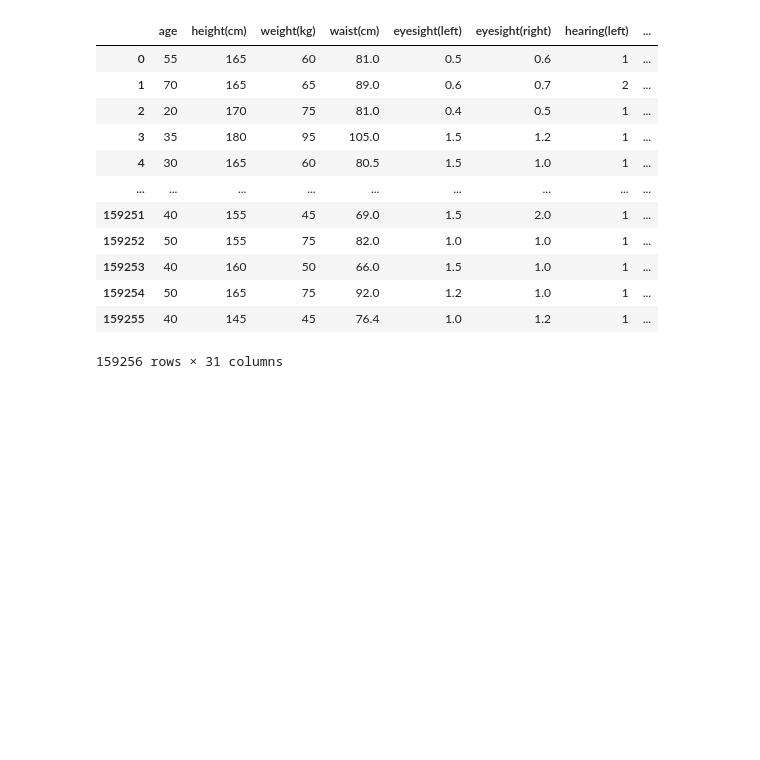
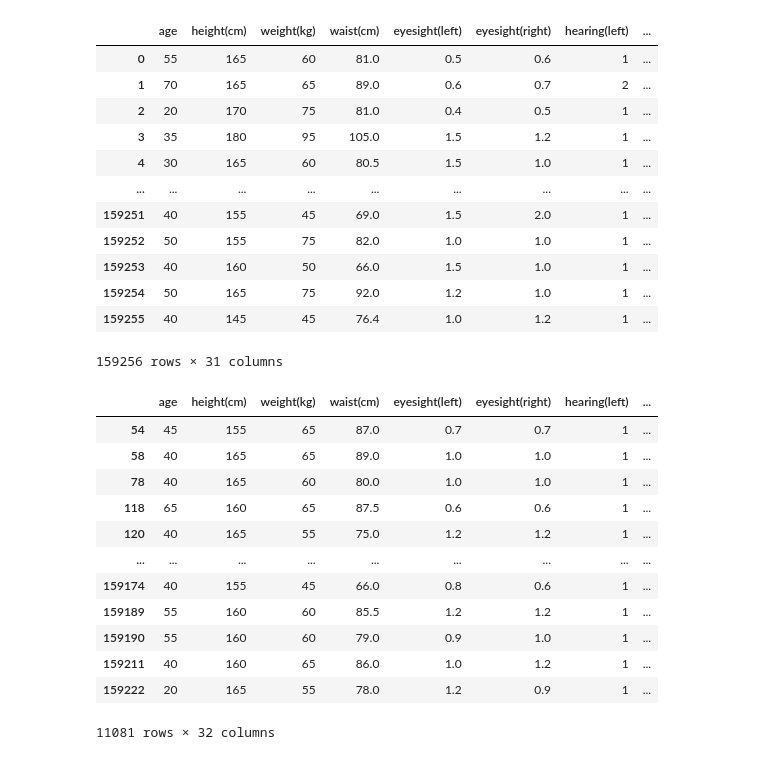
Before and after one commit to 250MHz/smoker-status, a Jupyter notebook: notebooks/0.02-250mhz-feature-extraction-exploration.ipynb, the cells around one changed output. Drawn from its saved outputs; the diff is of its cells as text; code cells hidden in the pictures; blank space fills up the shorter version.

Commit message:
Add 'creatinine class' feature

```diff
--- a/notebooks/0.02-250mhz-feature-extraction-exploration.ipynb
+++ b/notebooks/0.02-250mhz-feature-extraction-exploration.ipynb
@@ -318,6 +319,24 @@ X
 | 159254 | 50 | 165 | 75 | 92.0 | 1.2 | 1.0 | 1 | ... |
 | 159255 | 40 | 145 | 45 | 76.4 | 1.0 | 1.2 | 1 | ... |
 159256 rows × 31 columns
+# %%
+X['creatinine class'] = X.apply(set_creatinine_class, axis=1)
+X[(X['sex'] > 0) & (X['creatinine class'] == 1)]
+X[(X['sex'] < 0) & (X['creatinine class'] == 1)]
+# %% [output]
+|  | age | height(cm) | weight(kg) | waist(cm) | eyesight(left) | eyesight(right) | hearing(left) | ... |
+| 54 | 45 | 155 | 65 | 87.0 | 0.7 | 0.7 | 1 | ... |
+| 58 | 40 | 165 | 65 | 89.0 | 1.0 | 1.0 | 1 | ... |
+| 78 | 40 | 165 | 60 | 80.0 | 1.0 | 1.0 | 1 | ... |
+| 118 | 65 | 160 | 65 | 87.5 | 0.6 | 0.6 | 1 | ... |
+| 120 | 40 | 165 | 55 | 75.0 | 1.2 | 1.2 | 1 | ... |
+| ... | ... | ... | ... | ... | ... | ... | ... | ... |
+| 159174 | 40 | 155 | 45 | 66.0 | 0.8 | 0.6 | 1 | ... |
+| 159189 | 55 | 160 | 60 | 85.5 | 1.2 | 1.2 | 1 | ... |
+| 159190 | 55 | 160 | 60 | 79.0 | 0.9 | 1.0 | 1 | ... |
+| 159211 | 40 | 160 | 65 | 86.0 | 1.0 | 1.2 | 1 | ... |
+| 159222 | 20 | 165 | 55 | 78.0 | 1.2 | 0.9 | 1 | ... |
+11081 rows × 32 columns
 # %%
 X[X['sex'] > 0].describe()  # male
 # %% [output]
```
Also changed, not shown: parts of 1 cell of this notebook, 1 other file.
